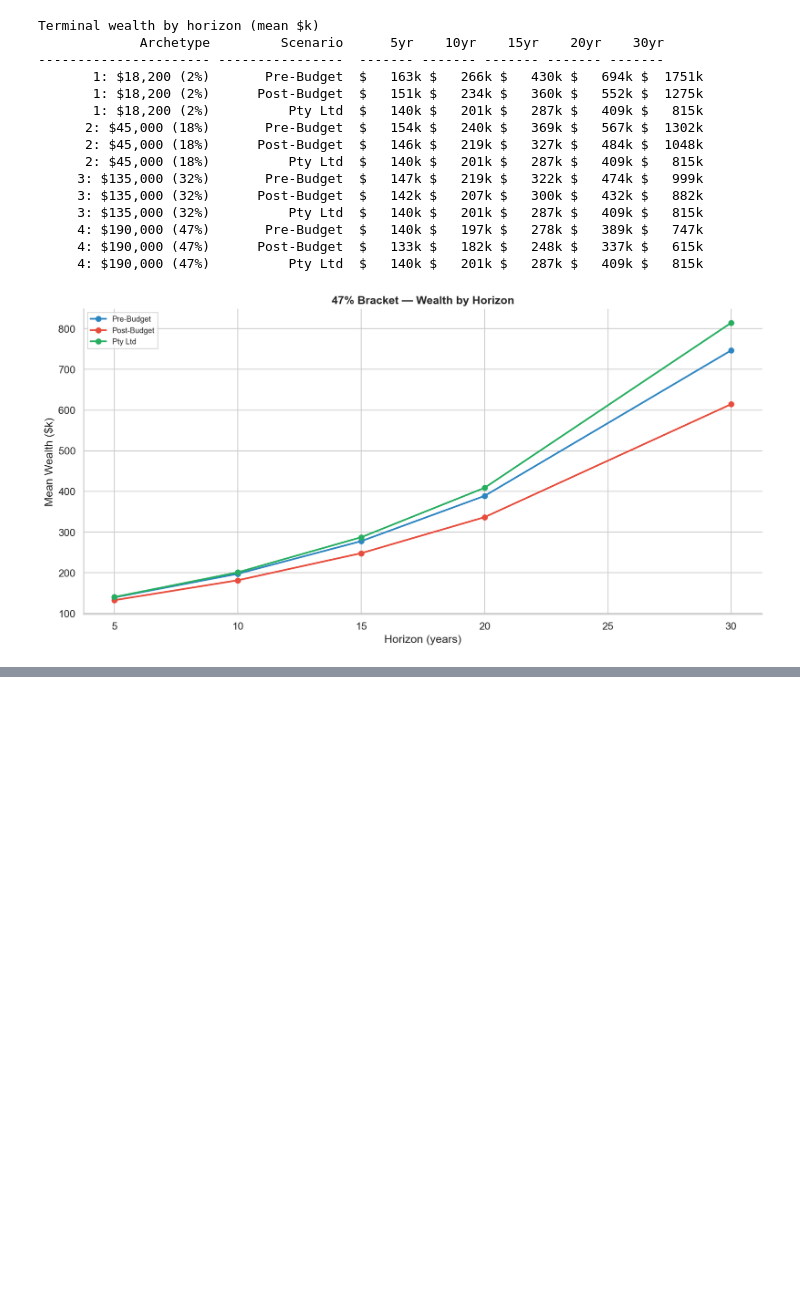
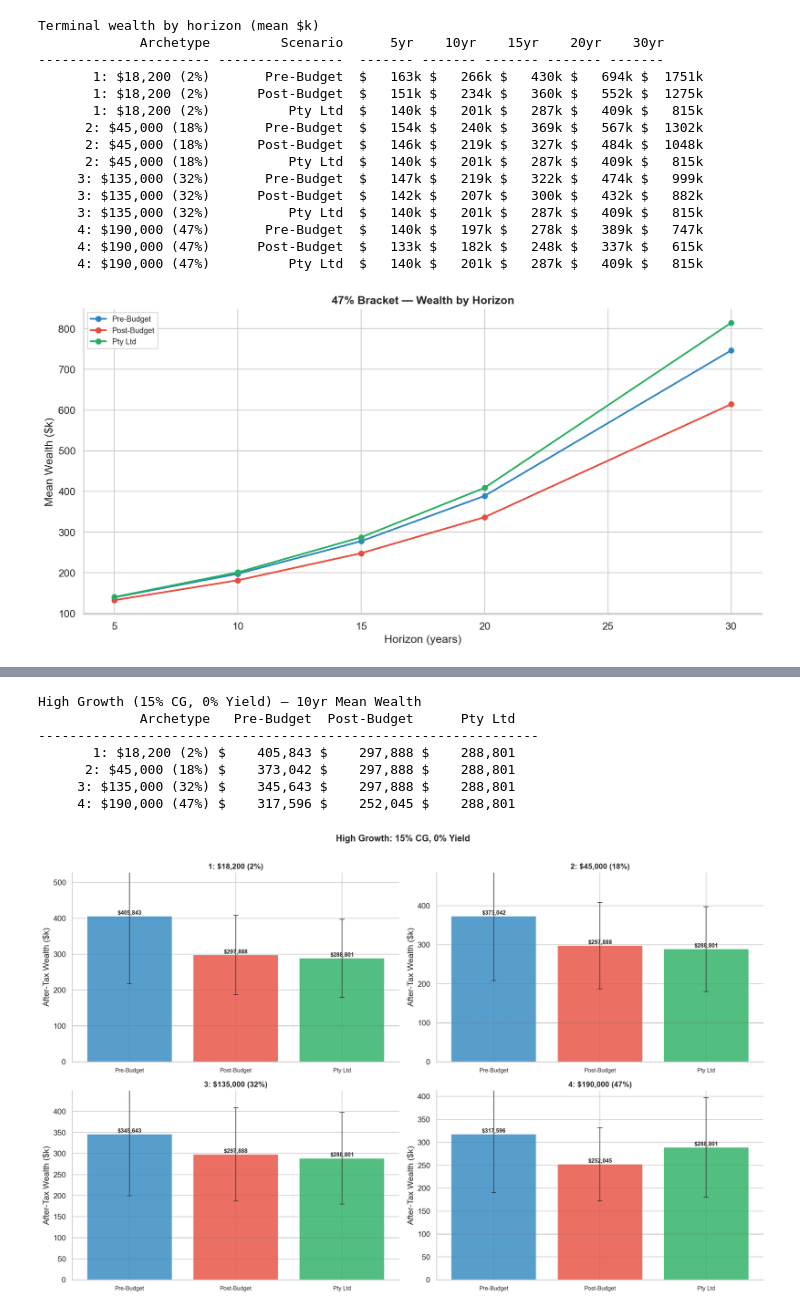
Before and after one commit to shanehull/structuring-scenarios, a Jupyter notebook: scenarios.ipynb, the cells around one changed output, grey strips where cells are left out. Cells and saved outputs as stored; diff of their text form; code cells hidden in the pictures; blank space fills up the shorter version.

Commit message:
Add return composition sensitivity: high growth (15% CG) and high dividend (0% CG, 6% yield)

```diff
--- a/scenarios.ipynb
+++ b/scenarios.ipynb
@@ -595,0 +601,65 @@ Terminal wealth by horizon (mean $k)
+# %%
+_grow_saved = _save_globals()
+
+# Swap return assumptions, regenerate
+_g_saved_cg  = CG_MEAN
+_g_saved_div = DIV_YIELD
+g = globals()
+g['CG_MEAN']   = 0.15
+g['DIV_YIELD'] = 0.00
+
+high_growth_results = {}
+for arch_label, arch in ARCHETYPES.items():
+    mr = arch['mr']
+    high_growth_results[arch_label] = {}
+    for sc in SCENARIOS:
+        _regenerate_shared(YEARS, S_SIMS)
+        high_growth_results[arch_label][sc] = simulate(mr, sc)
+
+print(f'\nHigh Growth (15% CG, 0% Yield) — {YEARS}yr Mean Wealth')
+print(f'{"Archetype":>22s} {"Pre-Budget":>12s} {"Post-Budget":>12s} {"Pty Ltd":>12s}')
+print('-' * 64)
+for arch_label in ARCHETYPES:
+    vals = []
+    for sc in SCENARIOS:
+        v = high_growth_results[arch_label][sc][0].mean()
+        vals.append(v)
+    print(f'{arch_label:>22s} ' + ' '.join(f'${v:>11,.0f}' for v in vals))
+
+# Chart: all archetypes 2x2
+fig, axes = plt.subplots(2, 2, figsize=(16, 10))
+axes = axes.flatten()
+for idx, (arch_label, arch) in enumerate(ARCHETYPES.items()):
+    ax = axes[idx]
+    means = [high_growth_results[arch_label][sc][0].mean() / 1000 for sc in SCENARIOS]
+    errs  = [high_growth_results[arch_label][sc][0].std() / 1000 for sc in SCENARIOS]
+    xi = np.arange(len(SCENARIOS))
+    bars = ax.bar(xi, means, color=COLS, alpha=0.8, edgecolor='white', linewidth=0.8)
+    ax.errorbar(xi, means, yerr=errs, fmt='none', ecolor='#333333', capsize=4, lw=1)
+    for bar, mean in zip(bars, means):
+        ax.text(bar.get_x() + bar.get_width()/2, bar.get_height() + 1,
+                f'${mean*1000:,.0f}', ha='center', va='bottom', fontsize=9, fontweight='bold')
+    ax.set_xticks(xi); ax.set_xticklabels(SCENARIOS, fontsize=9)
+    ax.axhline(INITIAL / 1000, color='gray', lw=0.8, ls=':')
+    ax.set_title(arch_label, fontweight='bold', fontsize=12)
+    ax.set_ylabel('After-Tax Wealth ($k)')
+    ax.set_ylim(0, max(means) * 1.3)
+plt.suptitle('High Growth: 15% CG, 0% Yield', fontweight='bold', y=1.01, fontsize=14)
+plt.tight_layout()
+plt.savefig('output/high_growth.png', bbox_inches='tight')
+if not IN_JUPYTER:
+    plt.close()
+
+# Restore
+g['CG_MEAN']   = _g_saved_cg
+g['DIV_YIELD'] = _g_saved_div
+_restore_globals(_grow_saved)
+# %% [output]
+High Growth (15% CG, 0% Yield) — 10yr Mean Wealth
+             Archetype   Pre-Budget  Post-Budget      Pty Ltd
+----------------------------------------------------------------
+       1: $18,200 (2%) $    405,843 $    297,888 $    288,801
+      2: $45,000 (18%) $    373,042 $    297,888 $    288,801
+     3: $135,000 (32%) $    345,643 $    297,888 $    288,801
+     4: $190,000 (47%) $    317,596 $    252,045 $    288,801
+[figure, added]
```
Also changed, not shown: parts of 3 cells of this notebook, 4 other files.
